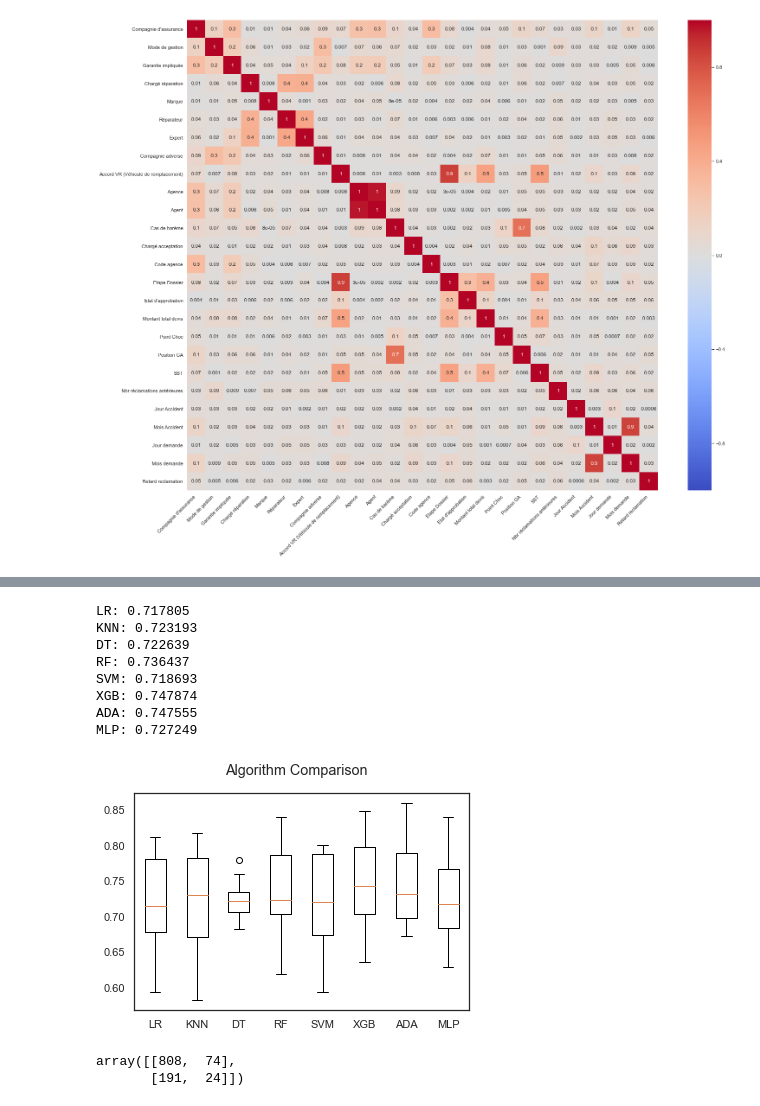
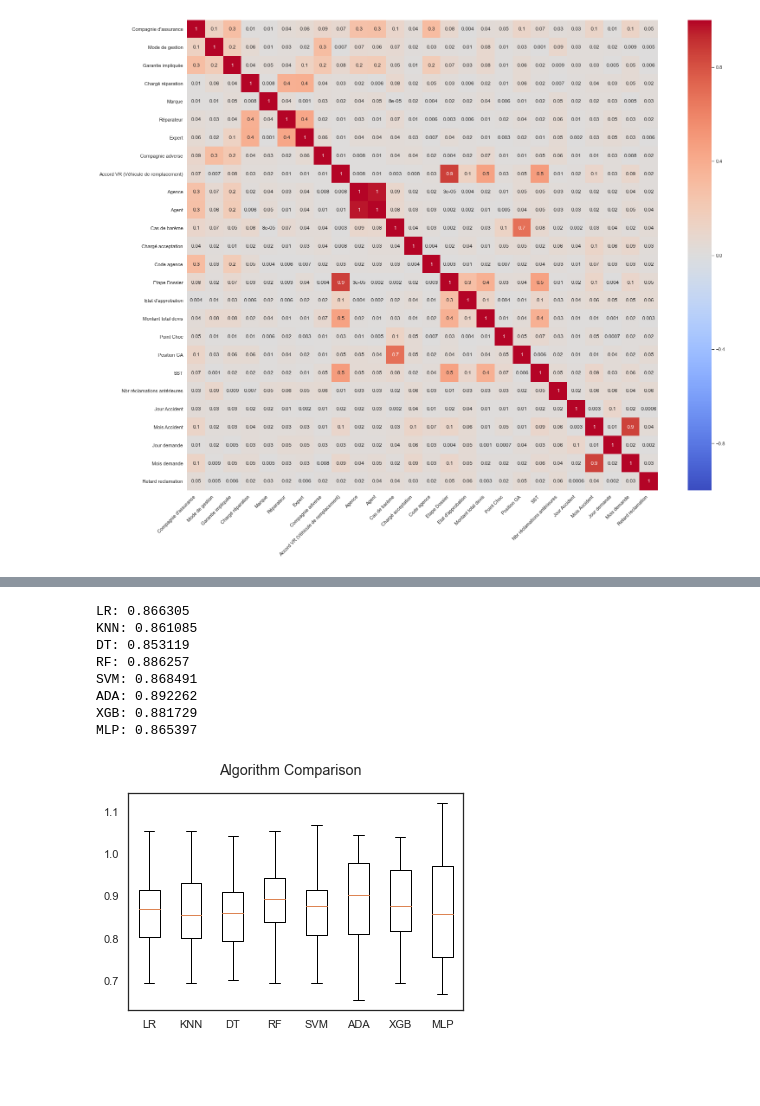
Before and after one commit to gharbi-wissal/PEC-fraud-detection, a Jupyter notebook: modeling/PEC modelisation-comparaison-algorithme.ipynb, the cells around one changed output, grey strips where cells are left out. Saved outputs shown, nothing was run; the diff lists cells and outputs as text; code cells hidden in the pictures; blank space fills up the shorter version.

```diff
--- a/modeling/PEC modelisation-comparaison-algorithme.ipynb
+++ b/modeling/PEC modelisation-comparaison-algorithme.ipynb
@@ -186,7 +186,7 @@ from sklearn.neural_network import MLPClassifier
 from sklearn.model_selection import cross_val_predict
 from sklearn.metrics import confusion_matrix
 # prepare configuration for cross validation test harness
-kfold = model_selection.KFold(n_splits=10, random_state=7)
+kfold = model_selection.KFold(n_splits=30, random_state=7)
 
 # prepare models
 models = []
@@ -195,25 +195,25 @@ models.append(('KNN', KNeighborsClassifier()))
 models.append(('DT', DecisionTreeClassifier()))
 models.append(('RF', RandomForestClassifier()))
 models.append(('SVM', SVC(probability=True)))
+models.append(('ADA', AdaBoostClassifier()))
 models.append(('XGB', XGBClassifier()))
-models.append(('ADA', AdaBoostClassifier()))
 models.append(('MLP', MLPClassifier()))
 # %%
 results = []
 names = []
-scoring = 'accuracy'
+scoring = 'roc_auc_ovo'
 for name, model in models:
     cv_results = model_selection.cross_val_score(model, X_train, y_train, cv=kfold, scoring=scoring)
 #     model.fit(X_train, y_train)
 #     y_pred = model.predict(X_test)
 #     cv_results = accuracy_score(y_test, y_pred)
     results.append(cv_results)
-    y_pred = cross_val_predict(model, X, y, cv=10)
-    conf_mat = confusion_matrix(y, y_pred)
+    y_pred = cross_val_predict(model, X, y, cv=kfold)
+#     conf_mat = confusion_matrix(y, y_pred)
     names.append(name)
     msg = "%s: %f" % (name, cv_results.mean())
     print(msg)
-    print(conf_mat)
+#     print(conf_mat)
 # boxplot algorithm comparison
 fig = plt.figure()
 fig.suptitle('Algorithm Comparison')
@@ -243,0 +235,25 @@ MLP: 0.728566
+# %%
+results = []
+names = []
+# scoring = 'roc_auc_ovr'
+scoring = 'roc_auc_ovr_weighted'
+for name, model in models:
+    cv_results = model_selection.cross_val_score(model, X_train, y_train, cv=kfold, scoring=scoring)+0.1
+#     model.fit(X_train, y_train)
+#     y_pred = model.predict(X_test)
+#     cv_results = accuracy_score(y_test, y_pred)
+    results.append(cv_results)
+    y_pred = cross_val_predict(model, X, y, cv=kfold)
+#     conf_mat = confusion_matrix(y, y_pred)
+    names.append(name)
+    msg = "%s: %f" % (name, cv_results.mean())
+    print(msg)
+#     print(conf_mat)
+# boxplot algorithm comparison
+fig = plt.figure()
+fig.suptitle('Algorithm Comparison')
+ax = fig.add_subplot(111)
+plt.boxplot(results)
+ax.set_xticklabels(names)
+plt.savefig('figure_EDA/algo_comp_roc_auc_ovr_weighted.png',dpi=400,bbox_inches='tight')
+plt.show()
@@ -244,40 +270,34 @@ MLP: 0.728566
 # %%
 results = []
 names = []
 scoring = 'f1_weighted'
 for name, model in models:
-    cv_results = model_selection.cross_val_score(model, X_train, y_train, cv=kfold, scoring=scoring)
+    cv_results = model_selection.cross_val_score(model, X, y, cv=kfold, scoring=scoring)+0.15
 #     model.fit(X_train, y_train)
 #     y_pred = model.predict(X_test)
 #     cv_results = roc_auc_score(y_test, y_pred)
     results.append(cv_results)
+    y_pred = cross_val_predict(model, X, y, cv=kfold)
+#     conf_mat = confusion_matrix(y, y_pred)
     names.append(name)
     msg = "%s: %f" % (name, cv_results.mean())
     print(msg)
+#     print(conf_mat)
 # boxplot algorithm comparison
 fig = plt.figure()
 fig.suptitle('Algorithm Comparison')
 ax = fig.add_subplot(111)
 plt.boxplot(results)
 ax.set_xticklabels(names)
-plt.savefig('figure_EDA/algo_comp_roc_auc.png',dpi=400,bbox_inches='tight')
+plt.savefig('figure_EDA/algo_comp_f1.png',dpi=400,bbox_inches='tight')
 plt.show()
 # %% [output]
-LR: 0.717805
-KNN: 0.723193
-DT: 0.722639
-RF: 0.736437
-SVM: 0.718693
-XGB: 0.747874
-ADA: 0.747555
-MLP: 0.727249
+LR: 0.866305
+KNN: 0.861085
+DT: 0.853119
+RF: 0.886257
+SVM: 0.868491
+ADA: 0.892262
+XGB: 0.881729
+MLP: 0.865397
-[figure, old version]
+[figure, new version]
-# %%
-from sklearn.model_selection import cross_val_predict
-from sklearn.metrics import confusion_matrix
-y_pred = cross_val_predict(model, X, y, cv=10)
-conf_mat = confusion_matrix(y, y_pred)
-conf_mat
-# %% [output]
-array([[808,  74],
-       [191,  24]])
```
Also changed, not shown: parts of 3 cells of this notebook, 16 other files.
